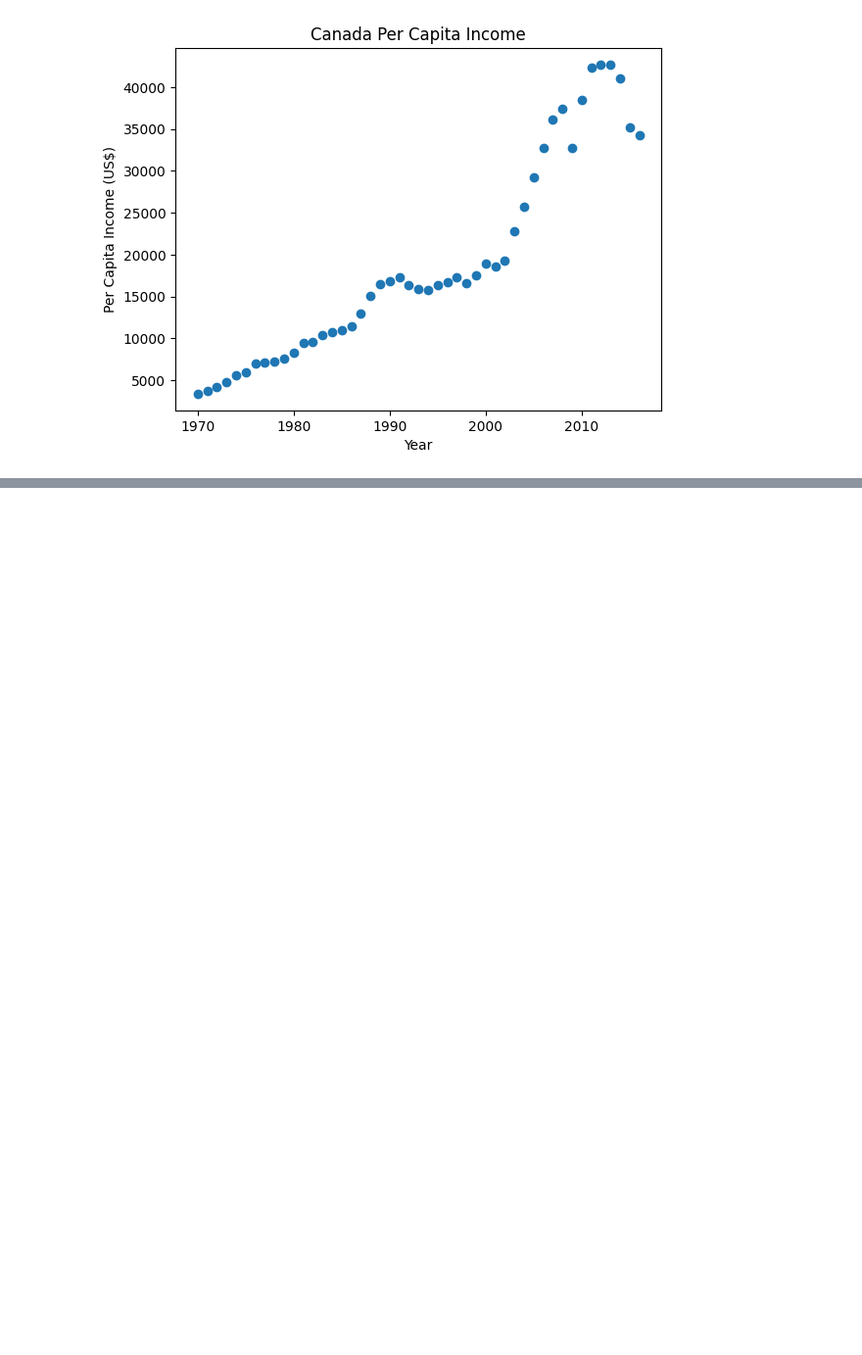
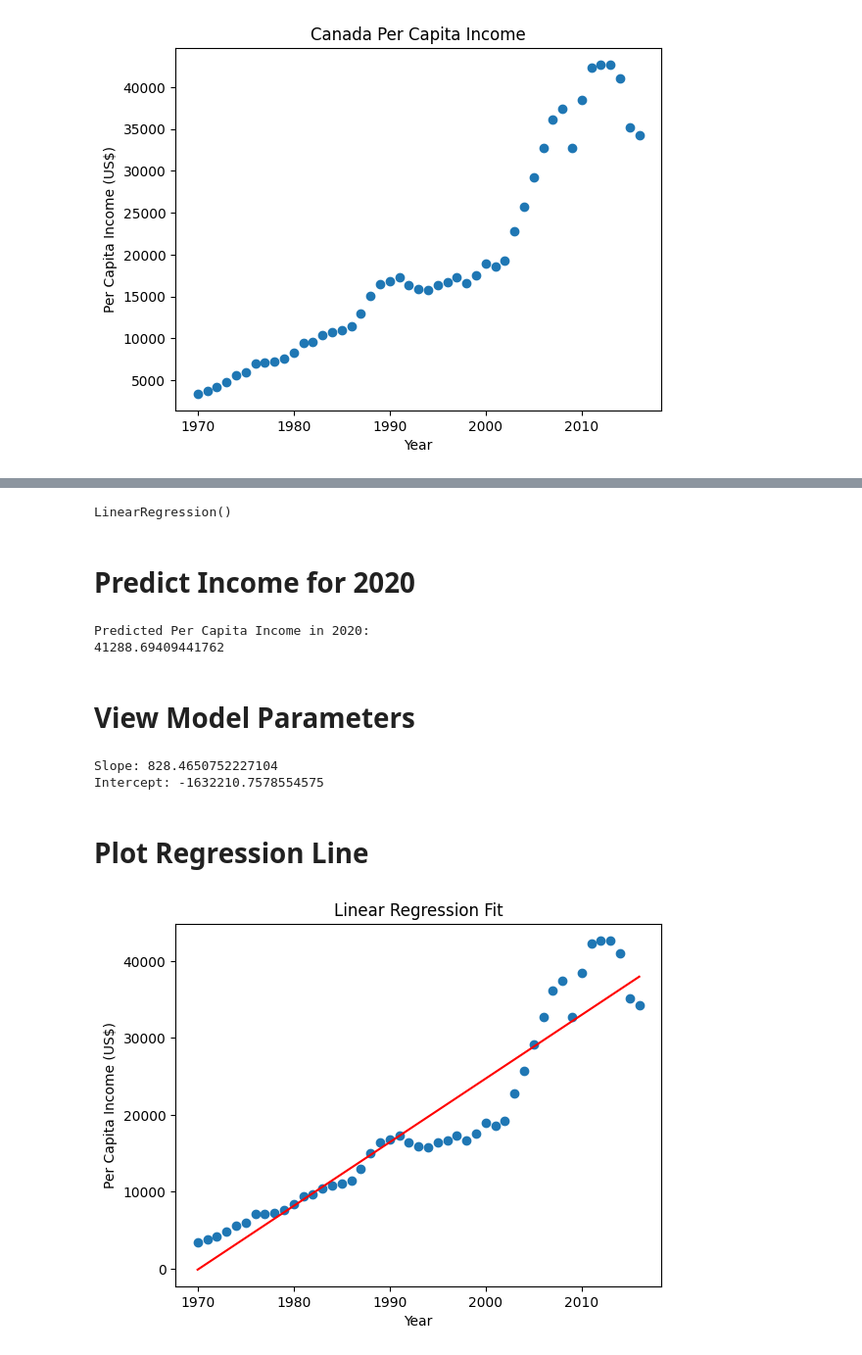
Before and after one commit to jannatul-fredaues/Predict-canadas-per-capita-income, a Jupyter notebook: Data Prepocessing/Predict_canadas_per_capita_income.ipynb, the cells around one changed output, grey strips where cells are left out. Shown at 98% size. Saved outputs shown, nothing was run; the diff lists cells and outputs as text; code cells hidden in the pictures; blank space fills up the shorter version.

```diff
--- a/Data Prepocessing/Predict_canadas_per_capita_income.ipynb
+++ b/Data Prepocessing/Predict_canadas_per_capita_income.ipynb
@@ -50,0 +53,3 @@ plt.show()
+# %%
+X = df[['year']]
+y = df['per capita income (US$)']
@@ -50,0 +58,41 @@ plt.show()
+# %%
+model = LinearRegression()
+
+model.fit(X, y)
+# %% [output]
+LinearRegression()
+# %% [markdown]
+# Predict Income for 2020
+# %%
+prediction = model.predict([[2020]])
+
+print("Predicted Per Capita Income in 2020:")
+print(prediction[0])
+# %% [output]
+Predicted Per Capita Income in 2020:
+41288.69409441762
+# %% [markdown]
+# View Model Parameters
+# %%
+print("Slope:", model.coef_[0])
+print("Intercept:", model.intercept_)
+# %% [output]
+Slope: 828.4650752227104
+Intercept: -1632210.7578554575
+# %% [markdown]
+# Plot Regression Line
+# %%
+plt.scatter(df['year'], df['per capita income (US$)'])
+
+plt.plot(
+    df['year'],
+    model.predict(df[['year']]),
+    color='red'
+)
+
+plt.xlabel('Year')
+plt.ylabel('Per Capita Income (US$)')
+plt.title('Linear Regression Fit')
+plt.show()
+# %% [output]
+[figure, added]
```
Also changed, not shown: parts of 2 cells of this notebook.
